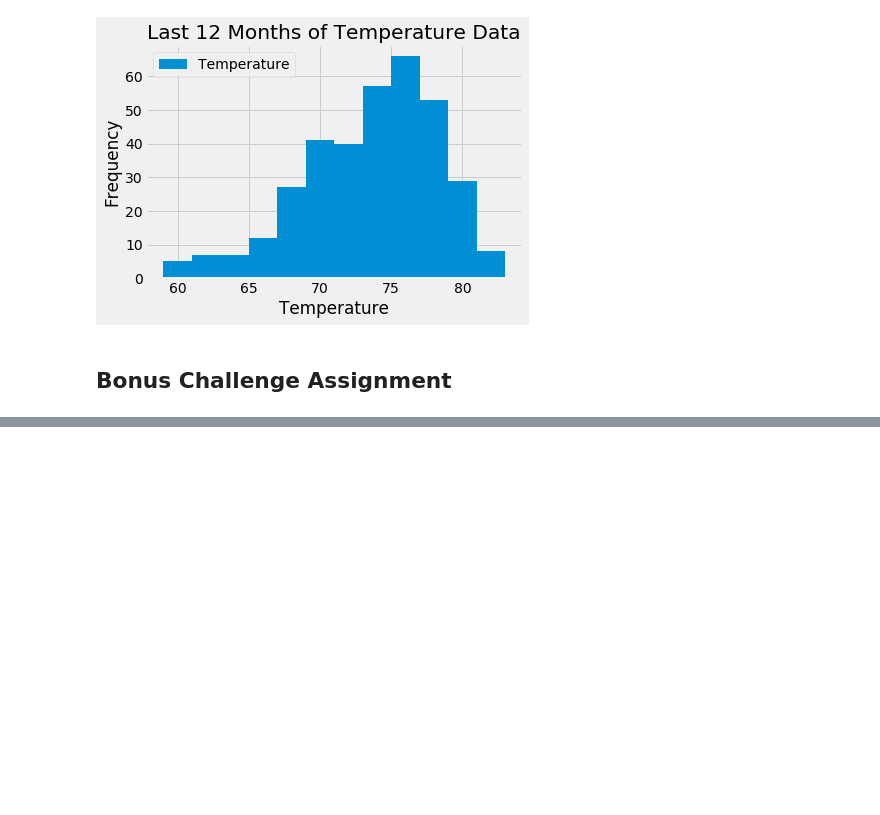
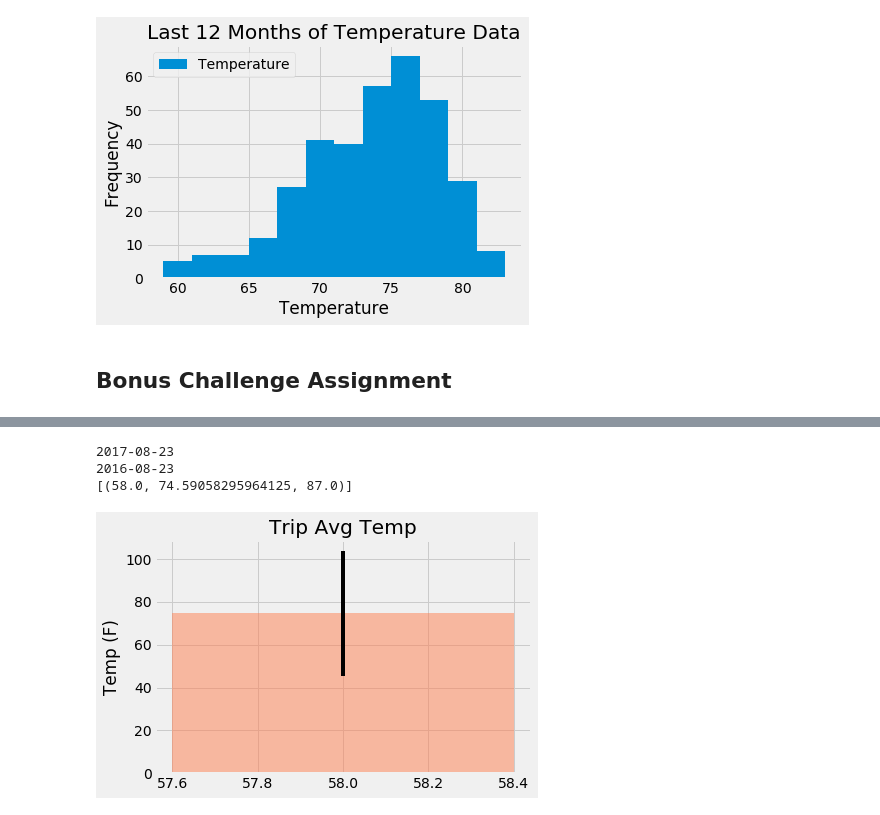
Before and after one commit to hmanglik/sqlalchemy-challenge, a Jupyter notebook: climate_starter.ipynb, the cells around one changed output, grey strips where cells are left out. Cells and saved outputs as stored; diff of their text form; code cells hidden in the pictures; blank space fills up the shorter version.

```diff
--- a/climate_starter.ipynb
+++ b/climate_starter.ipynb
@@ -62,9 +62,8 @@ columns
 # %%
 # Design a query to retrieve the last 12 months of precipitation data and plot the results
 most_recent_date = session.query(Measurement.date).order_by(Measurement.date.desc()).first()
-most_recent_date
+most_recent_date = most_recent_date[0]
 query_date = dt.date(2017, 8, 23)-dt.timedelta(days = 365)
-query_date
 date_precipitation = session.query(Measurement.date, Measurement.prcp).filter(Measurement.date >= query_date).all()
 precip_df = pd.DataFrame(date_precipitation, columns = ["date", "precipitation"])
 precip_df.set_index(precip_df["date"], inplace = True)
@@ -200,11 +202,25 @@ print(calc_temps('2012-02-28', '2012-03-05'))
 # %%
 # Use your previous function `calc_temps` to calculate the tmin, tavg, and tmax
 # for your trip using the previous year's data for those same dates.
+
+temp_trip = calc_temps(query_date, most_recent_date)
+print(temp_trip)
+# %% [output]
+2017-08-23
+2016-08-23
+[(58.0, 74.59058295964125, 87.0)]
 # %%
 # Plot the results from your previous query as a bar chart.
 # Use "Trip Avg Temp" as your Title
 # Use the average temperature for the y value
 # Use the peak-to-peak (tmax-tmin) value as the y error bar (yerr)
+graph = plt.bar(((temp_trip[0])[0]), ((temp_trip[0])[1]), yerr=(((temp_trip[0])[2])-((temp_trip[0])[0])), color='coral', alpha=0.5, align="center")
+graph
+plt.ylabel("Temp (F)")
+plt.title("Trip Avg Temp")
+plt.show()
+# %% [output]
+[figure, added]
 # %%
 # Calculate the total amount of rainfall per weather station for your trip dates using the previous year's matching dates.
 # Sort this in descending order by precipitation amount and list the station, name, latitude, longitude, and elevation
```
Also changed, not shown: parts of 4 cells of this notebook, 2 other files.
